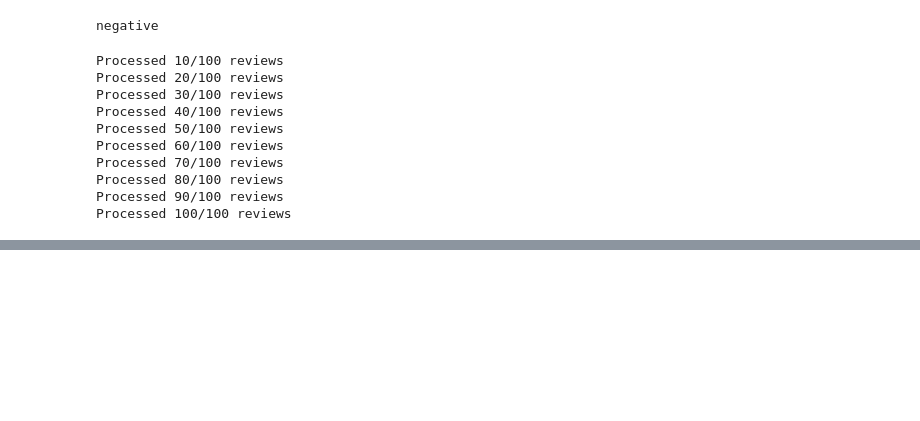
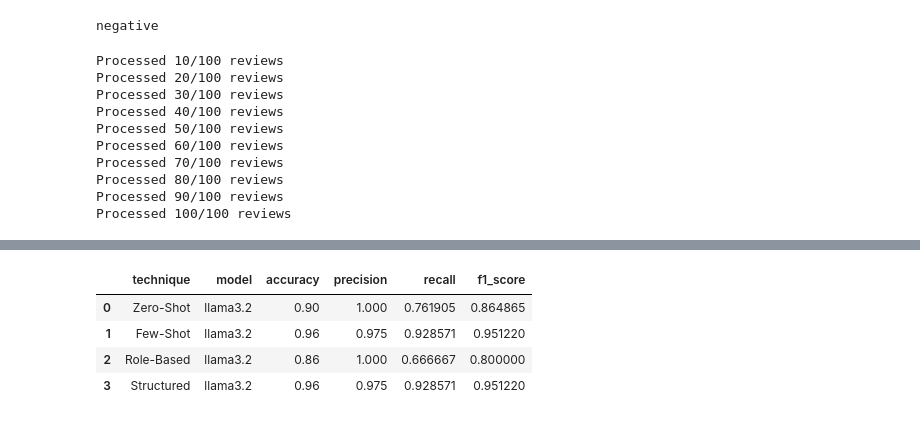
Before and after one commit to BabacarFaye3203/imdb-sentiment-prompt-engineering, a Jupyter notebook: notebooks/01_data_exploration.ipynb, the cells around one changed output, grey strips where cells are left out. Saved outputs shown, nothing was run; the diff lists cells and outputs as text; code cells hidden in the pictures; blank space fills up the shorter version.

```diff
--- a/notebooks/01_data_exploration.ipynb
+++ b/notebooks/01_data_exploration.ipynb
@@ -743,3 +753,8 @@ Counter({'negative': 60, 'positive': 39, 'unknown': 1})
 
 Actual labels:
 Counter({'negative': 58, 'positive': 42})
+# %%
+metrics_structured = evaluate_predictions(
+    y_test_sample,
+    predictions_structured
+)
@@ -745,0 +778,37 @@ Counter({'negative': 58, 'positive': 42})
+# %%
+import pandas as pd
+from pathlib import Path
+
+metrics_path = Path("../results/metrics/prompting_metrics.csv")
+
+# Charger les résultats existants
+df_metrics = pd.read_csv(metrics_path)
+
+# Préparer le résultat Structured Prompting
+new_result = pd.DataFrame([{
+    "technique": "Structured",
+    "model": "llama3.2",
+    **metrics_structured
+}])
+
+# Éviter les doublons
+df_metrics = df_metrics[
+    df_metrics["technique"] != "Structured"
+]
+
+# Ajouter le nouveau résultat
+df_metrics = pd.concat(
+    [df_metrics, new_result],
+    ignore_index=True
+)
+
+# Sauvegarder
+df_metrics.to_csv(metrics_path, index=False)
+
+display(df_metrics)
+# %% [output]
+|  | technique | model | accuracy | precision | recall | f1_score |
+| 0 | Zero-Shot | llama3.2 | 0.90 | 1.000 | 0.761905 | 0.864865 |
+| 1 | Few-Shot | llama3.2 | 0.96 | 0.975 | 0.928571 | 0.951220 |
+| 2 | Role-Based | llama3.2 | 0.86 | 1.000 | 0.666667 | 0.800000 |
+| 3 | Structured | llama3.2 | 0.96 | 0.975 | 0.928571 | 0.951220 |
```
Also changed, not shown: parts of 19 cells of this notebook, 2 other files.
